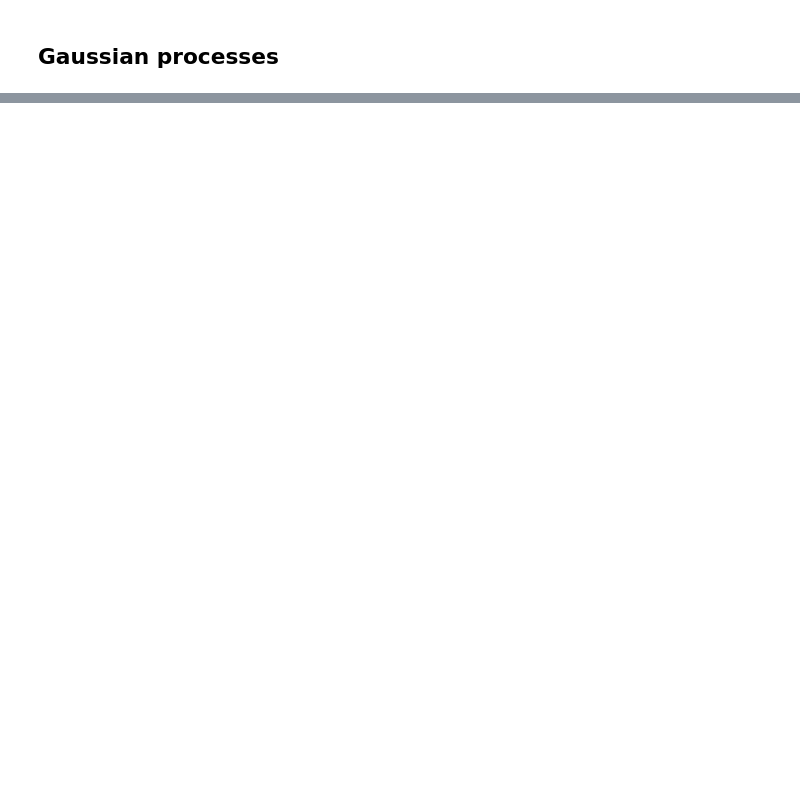
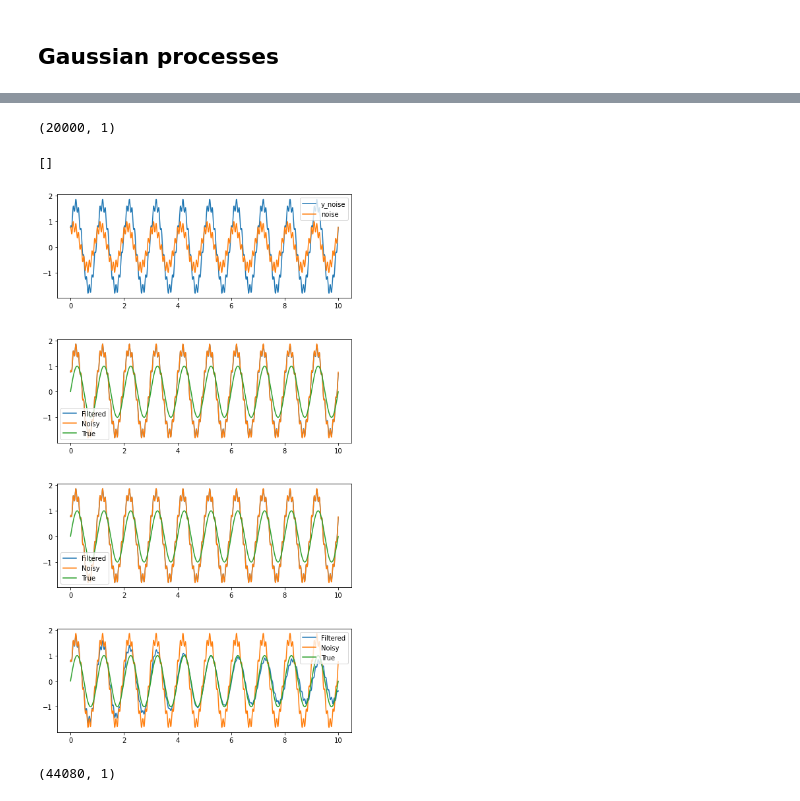
Before and after one commit to inquizition/Algorithms, a Jupyter notebook: main.ipynb, the cells around one changed output, grey strips where cells are left out. Cells and saved outputs as stored; diff of their text form; code cells hidden in the pictures; blank space fills up the shorter version.

Commit message:
NN and adaptive filters

```diff
--- a/main.ipynb
+++ b/main.ipynb
@@ -89,0 +105,79 @@ plt.plot()
+# %%
+import AdaptiveFilters.AF as filters
+
+N = 20000
+x = np.linspace(0,10,N).reshape(-1,1)
+noise = np.sin(2*np.pi*x+ np.pi/4)*0.8 + np.sin(10*2*np.pi*x+ np.pi/2)*0.2
+y = np.sin(2*np.pi*x)
+y_noisy = y + noise
+
+p = 2
+print(np.shape(noise))
+out = filters.LMS(noise, y_noisy, p, 0.2e-05)
+
+out2 = filters.LMS(noise, y_noisy, p, 0.1e-05)
+
+out3 = filters.RLS(noise, y_noisy, p, 0.9999, 0.0001)
+
+plt.figure(figsize=(8, 15))
+plt.subplots_adjust(hspace=0.4)
+
+plt.subplot(4,1,1)
+plt.plot(x,y_noisy,x,noise)
+plt.legend(['y_noise', 'noise'])
+
+plt.subplot(4,1,2)
+plt.plot(x[p:],out, x[p:],y_noisy[p:], x[p:],y[p:])
+plt.legend(['Filtered', 'Noisy', 'True'])
+plt.plot()
+
+plt.subplot(4,1,3)
+plt.plot(x[p:],out2, x[p:],y_noisy[p:], x[p:],y[p:])
+plt.legend(['Filtered', 'Noisy', 'True'])
+plt.plot()
+
+plt.subplot(4,1,4)
+plt.plot(x[p:],out3, x[p:],y_noisy[p:], x[p:],y[p:])
+plt.legend(['Filtered', 'Noisy', 'True'])
+plt.plot()
+# %% [output]
+(20000, 1)
+[]
+[figure, added]
+# %%
+import wave
+import struct
+
+def everyOther (v, offset=0):
+    return [v[i] for i in range(offset, len(v), 2)]
+
+def wavLoad (fname):
+    wav = wave.open(fname, "rb")
+    (nchannels, sampwidth, framerate, nframes, comptype, compname) = wav.getparams()
+    frames = wav.readframes(nframes*nchannels)
+    out = struct.unpack_from("%dh" % nframes*nchannels, frames)
+    #out = frames
+
+    if nchannels == 2:
+        left = np.array(list (everyOther(out, 0)))
+        right = np.array(list (everyOther(out,1)))
+    else:
+        left = np.array(out)
+        right = left
+    return left, right
+
+l1, r1 = wavLoad("./AdaptiveFilters/audio/v_g.wav")
+l2, r2 = wavLoad("./AdaptiveFilters/audio/g.wav")
+
+p = 20
+
+l1 = l1 - np.mean(l1)
+l2 = l2 - np.mean(l2)
+
+l1 = l1[0:44100*1,np.newaxis]/np.max(l1)
+l2 = l2[0:44100*1,np.newaxis]/np.max(l2)
+fl = filters.LMS(l2, l1, p, 0.9e-05)
+fl = fl[:, np.newaxis]
+print(np.shape(fl))
+# %% [output]
+(44080, 1)
```
Also changed, not shown: parts of 6 cells of this notebook, 7 other files.
